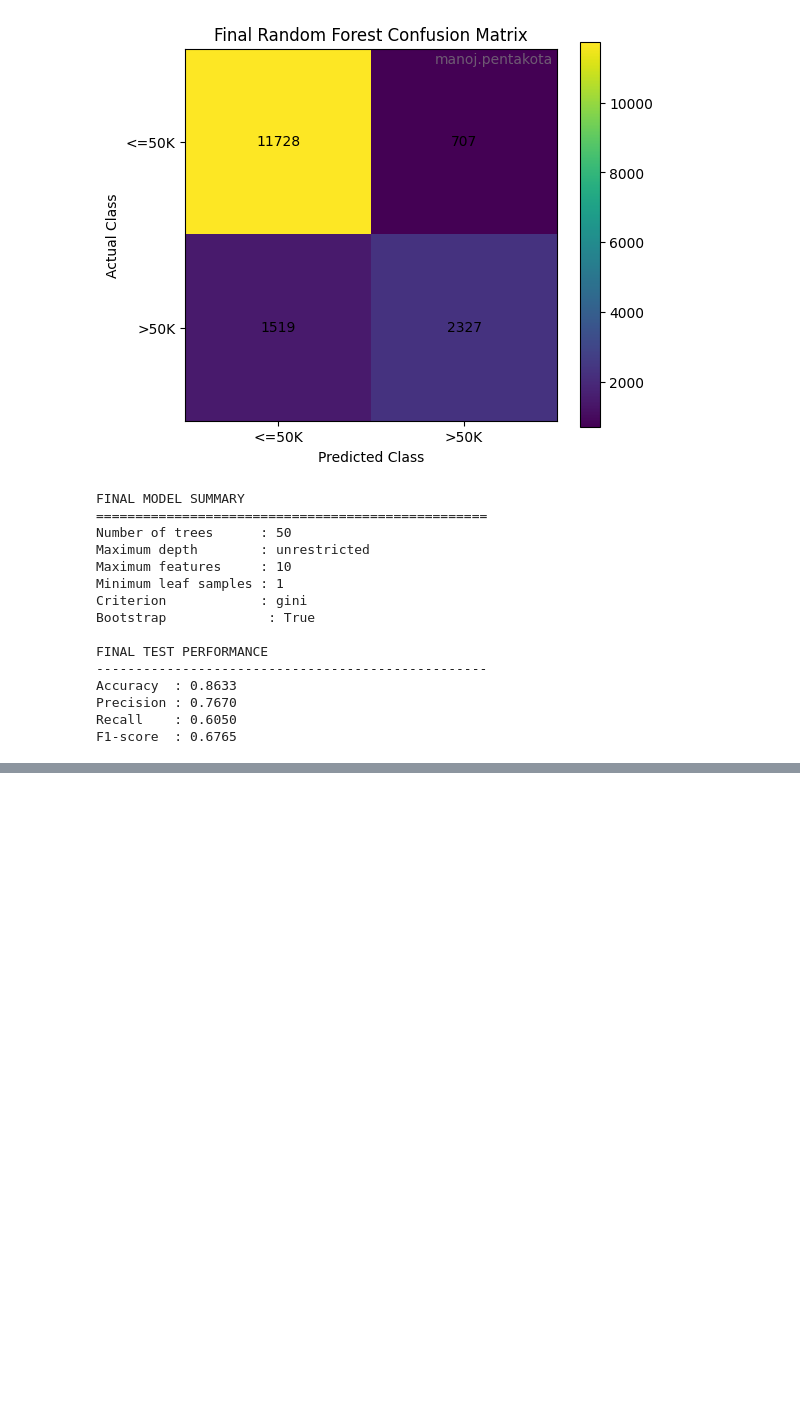
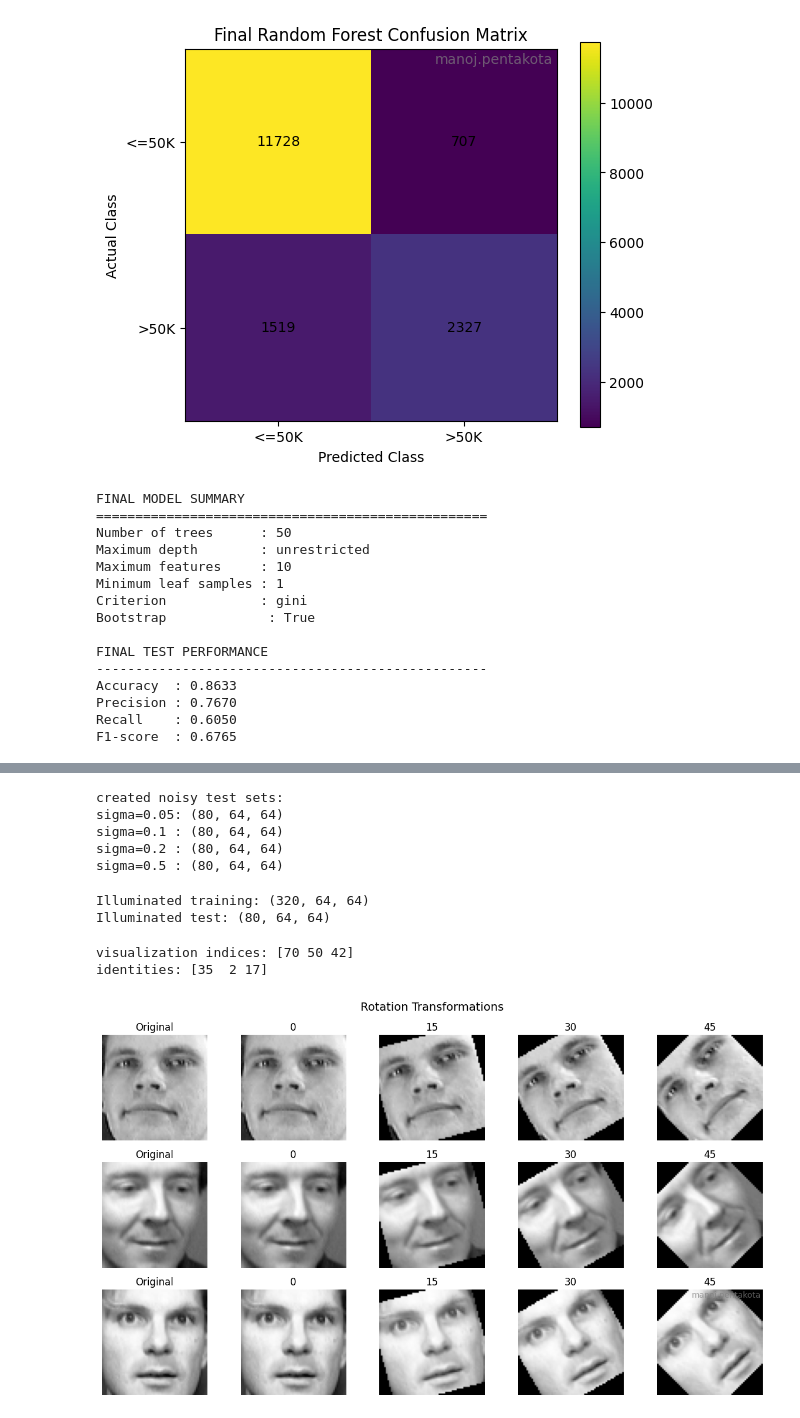
Before and after one commit to suryamanoj4/SMAI-Assignment-3, a Jupyter notebook: SMAI_Assignment_3.ipynb, the cells around one changed output, grey strips where cells are left out. Cells and saved outputs as stored; diff of their text form; code cells hidden in the pictures; blank space fills up the shorter version.

```diff
--- a/SMAI_Assignment_3.ipynb
+++ b/SMAI_Assignment_3.ipynb
@@ -2229,0 +2345,19 @@ F1-score  : 0.6765
+# %%
+rotation_angles=[0,15,30,45]
+rotated_test_sets={}
+for angle in rotation_angles:
+  rotated_images=np.array([
+      rotate(
+          image,
+          angle=angle,
+          reshape=False,
+          mode="constant",
+          cval=0.0
+      )
+      for image in test_images
+  ])
+  rotated_images=np.clip(rotated_images,0.0,1.0)
+  rotated_test_sets[angle]=rotated_images
+print("created rotation test sets:")
+for angle,data in rotated_test_sets.items():
+  print(f"{angle:>2}: {data.shape}")
@@ -2229,0 +2370,61 @@ F1-score  : 0.6765
+# %%
+noise_sigmas=[0.05,0.1,0.2,0.5]
+noisy_test_sets={}
+for sigma in noise_sigmas:
+  noise=rng.normal(loc=0.0,scale=sigma,size=test_images.shape)
+  noisy_images=test_images+noise
+  noisy_images=np.clip(noisy_images,0.0,1.0)
+  noisy_test_sets[sigma]=noisy_images
+print("created noisy test sets:")
+for sigma,data in noisy_test_sets.items():
+  print(f"sigma={sigma:<4}: {data.shape}")
+# %% [output]
+created noisy test sets:
+sigma=0.05: (80, 64, 64)
+sigma=0.1 : (80, 64, 64)
+sigma=0.2 : (80, 64, 64)
+sigma=0.5 : (80, 64, 64)
+# %%
+illumination_scales_train = rng.uniform(0.3,0.9,size=len(train_images))
+illumination_scales_test = rng.uniform(0.3,0.9,size=len(test_images))
+horizontal_position = np.linspace(-1.0,1.0,images.shape[2])
+
+def apply_illumination(images, scales):
+    illuminated = np.empty_like(images)
+    for i, (image, s) in enumerate(zip(images, scales)):
+        gradient = 1.0 + s * horizontal_position
+        illuminated[i] = image * gradient
+    return np.clip(illuminated,0.0,1.0)
+illuminated_train_images = apply_illumination(train_images,illumination_scales_train)
+illuminated_test_images = apply_illumination(test_images,illumination_scales_test)
+print("Illuminated training:",illuminated_train_images.shape)
+print("Illuminated test:",illuminated_test_images.shape)
+# %% [output]
+Illuminated training: (320, 64, 64)
+Illuminated test: (80, 64, 64)
+# %%
+visualization_indices=rng.choice(len(test_images),size=3,replace=False)
+print("visualization indices:",visualization_indices)
+print("identities:",y_test[visualization_indices])
+# %% [output]
+visualization indices: [70 50 42]
+identities: [35  2 17]
+# %%
+fig, axes = plt.subplots(3,5,figsize=(12, 7))
+for row, idx in enumerate(visualization_indices):
+    axes[row, 0].imshow(test_images[idx],cmap="gray")
+    axes[row, 0].set_title("Original")
+    for col, angle in enumerate(rotation_angles, start=1):
+        axes[row, col].imshow(rotated_test_sets[angle][idx],cmap="gray")
+        axes[row, col].set_title(f"{angle}")
+    for ax in axes[row]:
+        ax.axis("off")
+fig.suptitle("Rotation Transformations",fontsize=14)
+plt.text(0.99, 0.99, "manoj.pentakota",
+         ha='right', va='top',
+         transform=plt.gca().transAxes,
+         fontsize=10, color='gray', alpha=0.7)
+plt.tight_layout()
+plt.show()
+# %% [output]
+[figure, added]
```
Also changed, not shown: parts of 79 cells of this notebook.
